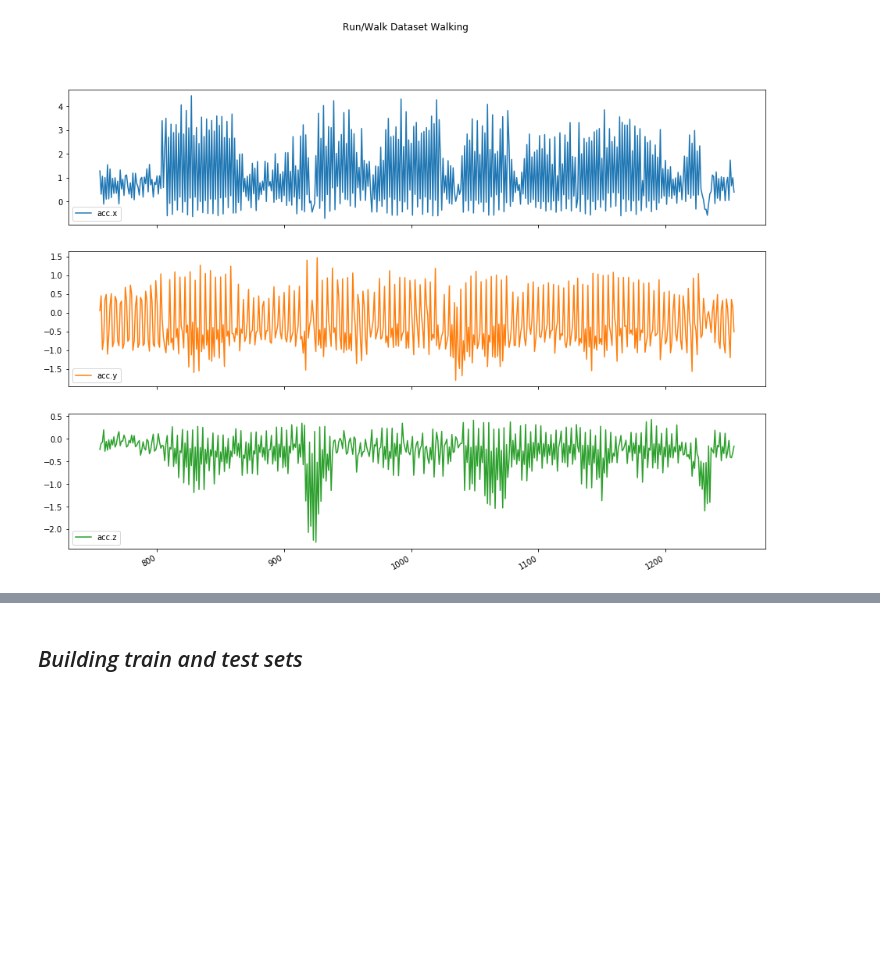
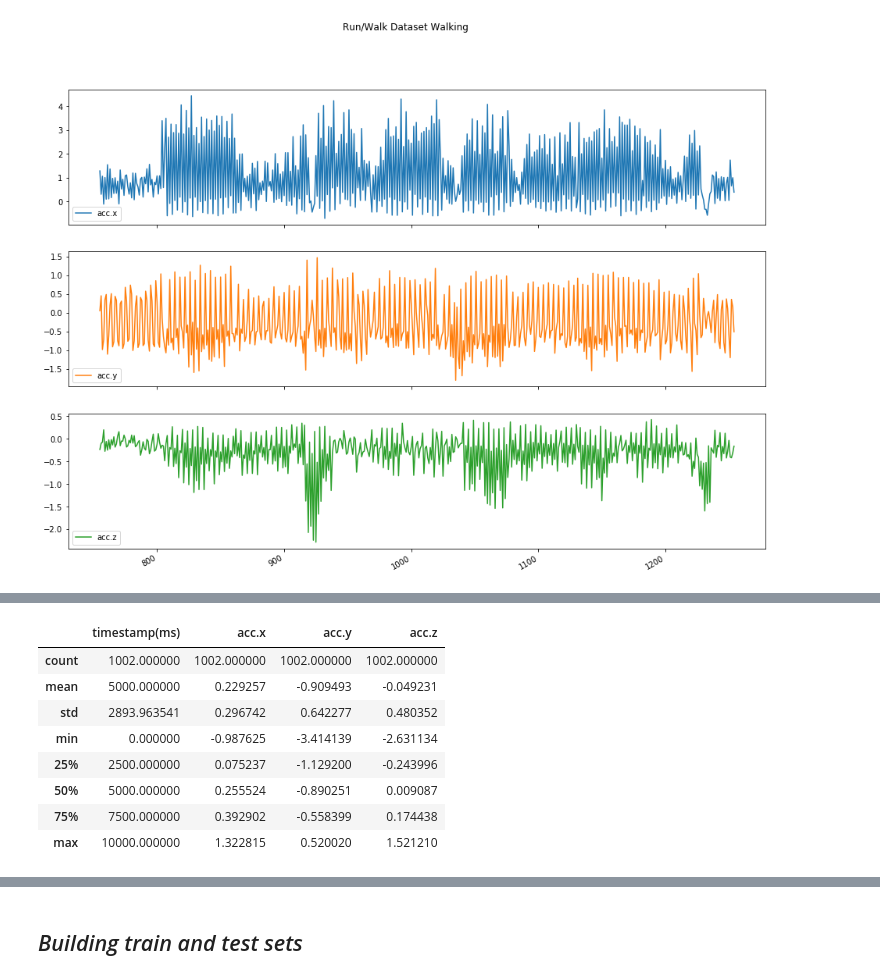
Before and after one commit to mariozusag/ios_human_activity_recognition, a Jupyter notebook: src/iOS-Human-Activity-Recognition.ipynb, the cells around one changed output, grey strips where cells are left out. Saved outputs shown, nothing was run; the diff lists cells and outputs as text; code cells hidden in the pictures; blank space fills up the shorter version.

```diff
--- a/src/iOS-Human-Activity-Recognition.ipynb
+++ b/src/iOS-Human-Activity-Recognition.ipynb
@@ -171,0 +196,12 @@ plot_n_ms("jogging", run_walk_df, hertz=50, title="Run/Walk Dataset Walking", mi
+# %%
+real_data_df.describe()
+# %% [output]
+|  | timestamp(ms) | acc.x | acc.y | acc.z |
+| count | 1002.000000 | 1002.000000 | 1002.000000 | 1002.000000 |
+| mean | 5000.000000 | 0.229257 | -0.909493 | -0.049231 |
+| std | 2893.963541 | 0.296742 | 0.642277 | 0.480352 |
+| min | 0.000000 | -0.987625 | -3.414139 | -2.631134 |
+| 25% | 2500.000000 | 0.075237 | -1.129200 | -0.243996 |
+| 50% | 5000.000000 | 0.255524 | -0.890251 | 0.009087 |
+| 75% | 7500.000000 | 0.392902 | -0.558399 | 0.174438 |
+| max | 10000.000000 | 1.322815 | 0.520020 | 1.521210 |
```
Also changed, not shown: parts of 21 cells of this notebook, 6 other files.
